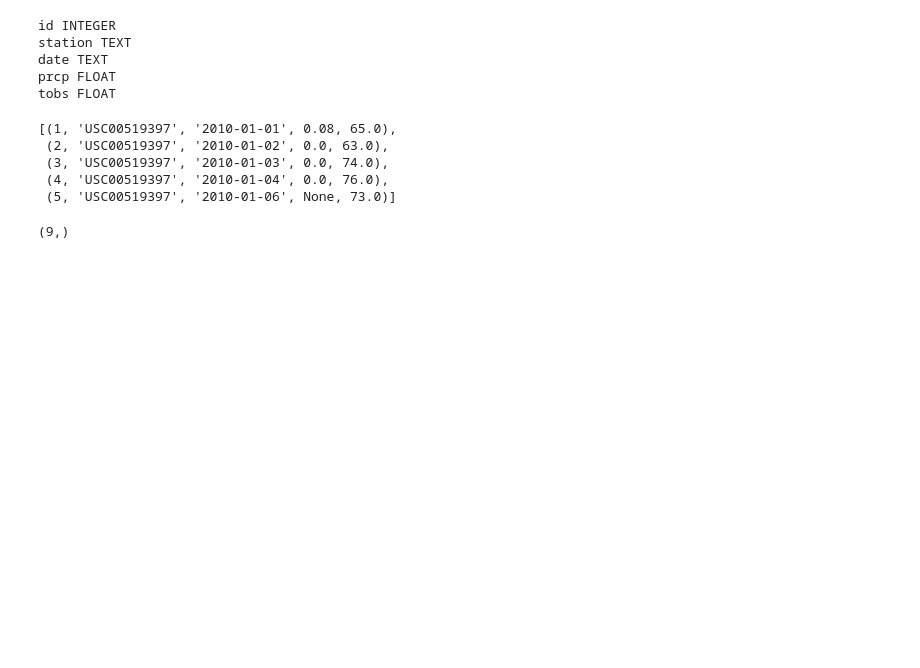
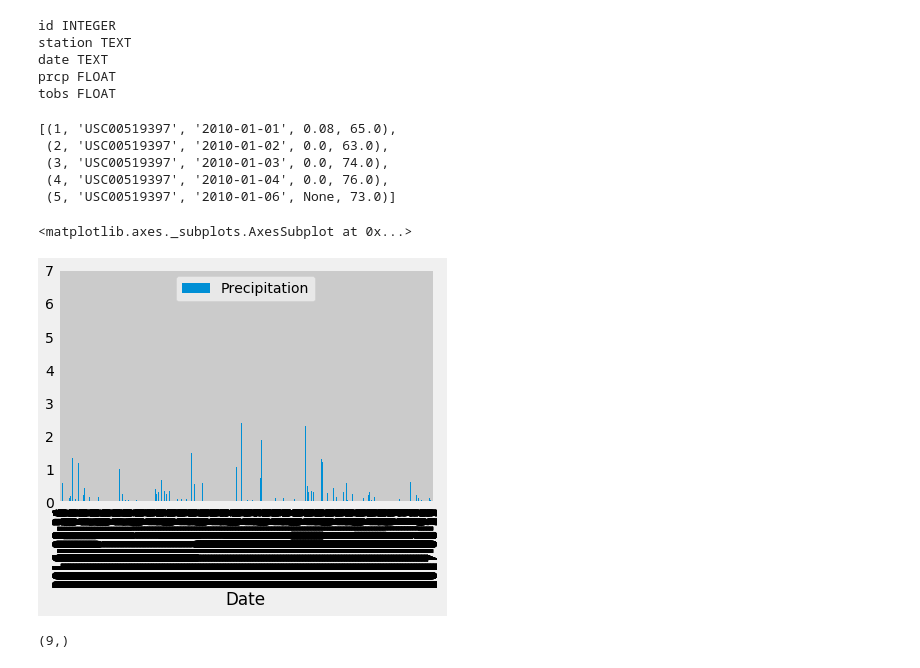
Before and after one commit to zackjmccann/Radar-Detection-Analysis, a Jupyter notebook: sqlalchemy-challenge.ipynb, the cells around one changed output. Drawn from its saved outputs; the diff is of its cells as text; code cells hidden in the pictures; blank space fills up the shorter version.

Commit message:
plot added

```diff
--- a/sqlalchemy-challenge.ipynb
+++ b/sqlalchemy-challenge.ipynb
@@ -106,6 +106,11 @@ data_df = pd.DataFrame(data)
 index_df = data_df.set_index('Date')
 # %%
 sorted_df = index_df.sort_values('Date').dropna()
+# %%
+sorted_df.plot(kind='bar')
+# %% [output]
+<matplotlib.axes._subplots.AxesSubplot at 0x...>
+[figure, added]
 # %%
 station_count = session.query(func.count((Measurement.station).distinct()))
 for x in station_count:
```
